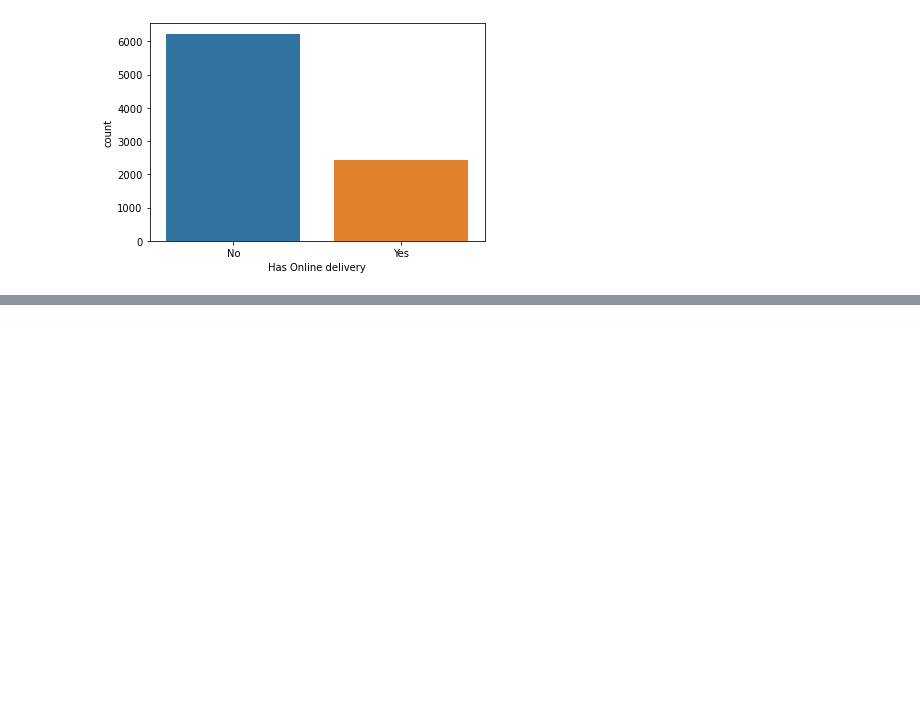
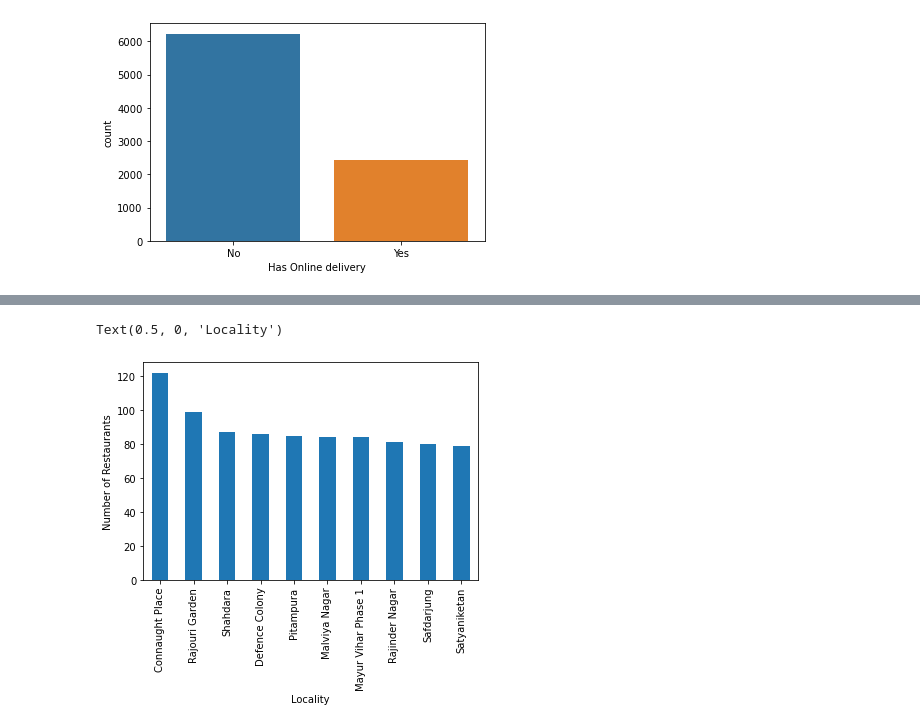
Before and after one commit to Minhaas/Food-takeaway-analysis, a Jupyter notebook: New_code.ipynb, the cells around one changed output, grey strips where cells are left out. Saved outputs shown, nothing was run; the diff lists cells and outputs as text; code cells hidden in the pictures; blank space fills up the shorter version.

```diff
--- a/New_code.ipynb
+++ b/New_code.ipynb
@@ -116,0 +127,6 @@ sns.countplot(data['Has Online delivery'])
+# %%
+# Since New Delhi has most number of restaurants partnered with zomato we can analyse which top 10 Localities has most restaurants within New Delhi
+
+x1=data[(data.City == 'New Delhi')]
+x2=x1.Locality.value_counts().head(10)
+x2.head(10)
@@ -116,0 +145,7 @@ sns.countplot(data['Has Online delivery'])
+# %%
+x2.plot(kind='bar')
+plt.ylabel('Number of Restaurants')
+plt.xlabel('Locality')
+# %% [output]
+Text(0.5, 0, 'Locality')
+[figure, added]
```
Also changed, not shown: parts of 2 cells of this notebook, 2 other files.
